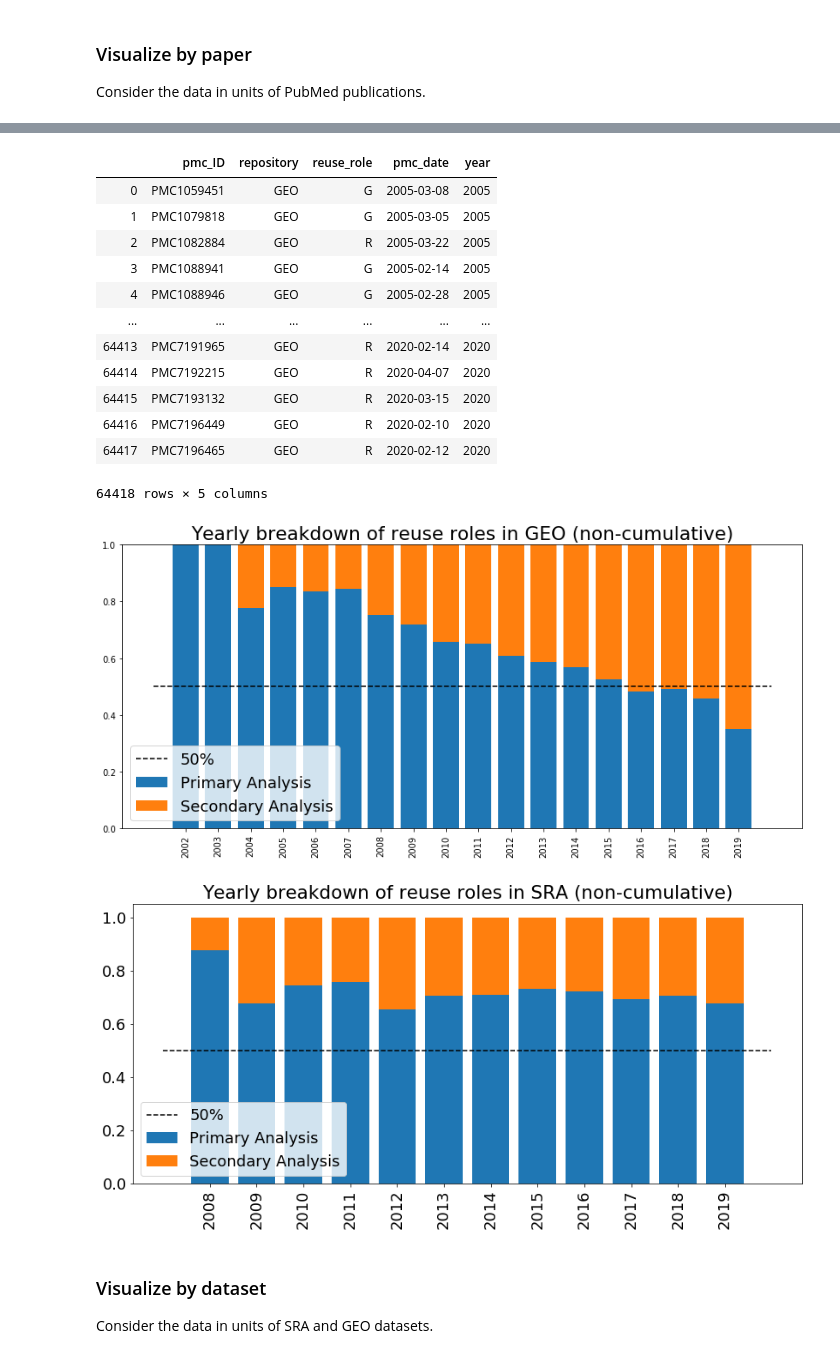
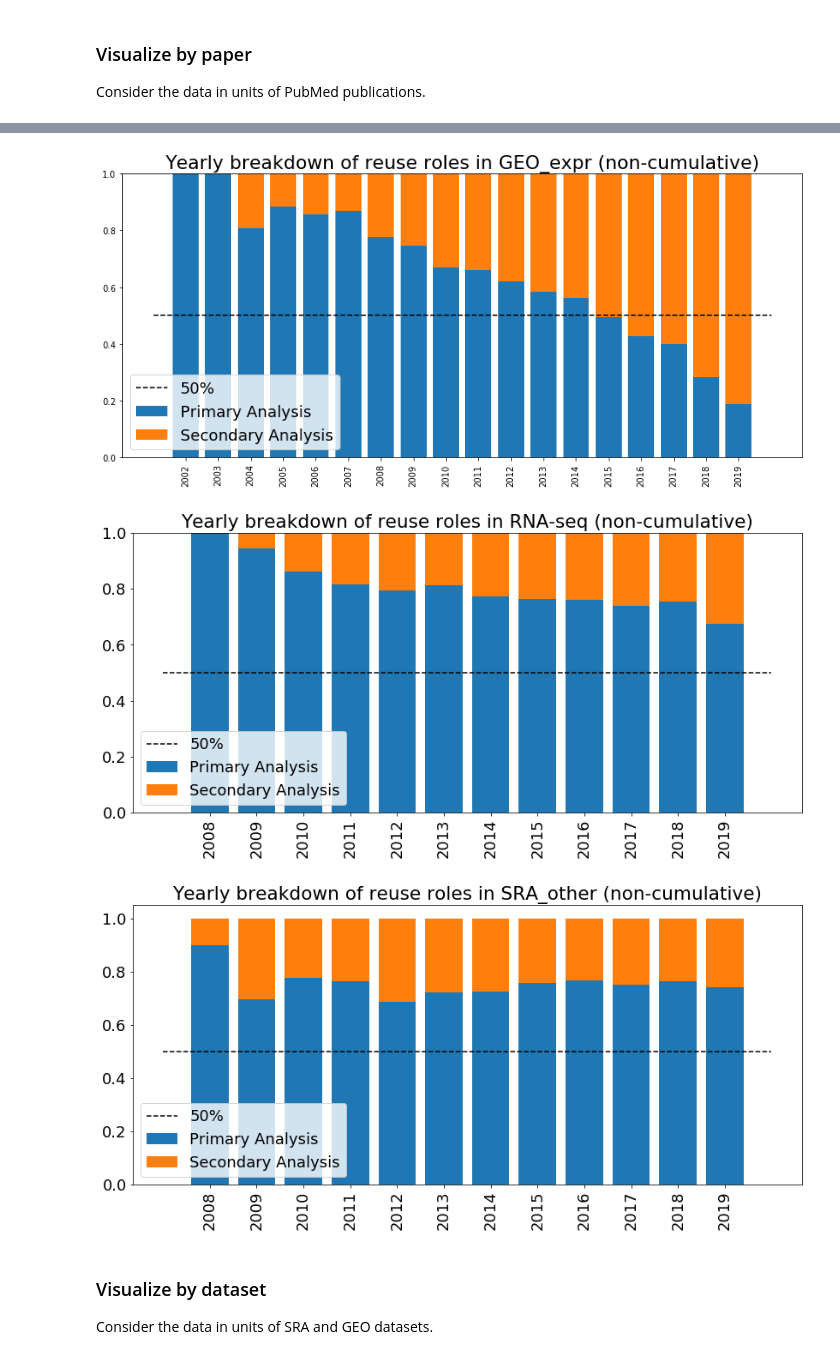
Before and after one commit to smangul1/data_reusability, a Jupyter notebook: jupyter_notebooks/visualize_data.ipynb, the cells around one changed output, grey strips where cells are left out. Saved outputs shown, nothing was run; the diff lists cells and outputs as text; code cells hidden in the pictures.

```diff
--- a/jupyter_notebooks/visualize_data.ipynb
+++ b/jupyter_notebooks/visualize_data.ipynb
@@ -207,11 +198,12 @@ plt.show()
 # get reuse counts per date
 
 # CUMULATIVE
-reuse_byDateGEO = paps.loc[paps['repository'] == 'GEO', :].groupby(['year', 'reuse_role'])['reuse_role'].count().to_frame(name = 'reuse_count').reset_index()
-reuse_byDateSRA = paps.loc[paps['repository'] == 'SRA', :].groupby(['year', 'reuse_role'])['reuse_role'].count().to_frame(name = 'reuse_count').reset_index()
+reuse_byDateGEOexpr = paps.loc[paps['class'] == 'GEO_expr', :].groupby(['year', 'reuse_role'])['reuse_role'].count().to_frame(name = 'reuse_count').reset_index()
+reuse_byDateRNAseq = paps.loc[paps['class'] == 'RNA-Seq', :].groupby(['year', 'reuse_role'])['reuse_role'].count().to_frame(name = 'reuse_count').reset_index()
+reuse_byDateSRAother = paps.loc[paps['class'] == 'SRA_other', :].groupby(['year', 'reuse_role'])['reuse_role'].count().to_frame(name = 'reuse_count').reset_index()
 
 timesthru = 0
-for reuse_byDate in [reuse_byDateGEO, reuse_byDateSRA]:
+for reuse_byDate in [reuse_byDateGEOexpr, reuse_byDateRNAseq, reuse_byDateSRAother]:
 
     dropme = reuse_byDate[reuse_byDate['year'] == 2020].index
     reuse_byDate.drop(dropme, inplace = True)
@@ -220,7 +212,7 @@ for reuse_byDate in [reuse_byDateGEO, reuse_byDateSRA]:
 
     z = {'year':years, 'reuse_role':'G', 'reuse_count':0}
     z2 = {'year':years, 'reuse_role':'R', 'reuse_count':0}
-    z3 = {'year':years, 'reuse_role':'Both', 'reuse_count':0}
+    z3 = {'year':years, 'reuse_role':'Multiple', 'reuse_count':0}
 
     zerosG = pd.DataFrame(data = z)
     zerosR = pd.DataFrame(data = z2)
@@ -228,7 +220,7 @@ for reuse_byDate in [reuse_byDateGEO, reuse_byDateSRA]:
 
     R_byDate = reuse_byDate.loc[reuse_byDate['reuse_role'] == 'R', :].append(zerosG).groupby(['year']).sum().reset_index().cumsum()
     G_byDate = reuse_byDate.loc[reuse_byDate['reuse_role'] == 'G', :].append(zerosR).groupby(['year']).sum().reset_index().cumsum()
-    bothReuse_byDate = reuse_byDate.loc[reuse_byDate['reuse_role'] == 'Both', :].append(zerosBoth).groupby(['year']).sum().reset_index().cumsum()
+    bothReuse_byDate = reuse_byDate.loc[reuse_byDate['reuse_role'] == 'Multiple', :].append(zerosBoth).groupby(['year']).sum().reset_index().cumsum()
 
     fig, ax = plt.subplots(figsize = (12, 9))
 
@@ -239,17 +231,18 @@ for reuse_byDate in [reuse_byDateGEO, reuse_byDateSRA]:
             bottom = [i+j for i, j in zip(G_byDate['reuse_count'], R_byDate['reuse_count'])])
 
     if timesthru == 0:
-        repo = 'GEO'
-    else:
-        repo = 'SRA'
+        cls = "GEO_expr"
+    elif timesthru == 1:
+        cls = "RNA-seq"
+    elif timesthru == 2:
+        cls = "SRA_other"
+    timesthru = timesthru + 1
 
     plt.xticks(ticks = years)
-    title = "Yearly breakdown of reuse roles in " + str(repo) + " (cumulative)"
+    title = "Yearly breakdown of reuse roles in " + str(cls) + " (cumulative)"
     plt.title(title)
     plt.legend(["Primary Analysis", "Secondary Analysis", "Both"], loc = 'upper left')
-    filename = "cumTimeSer_" + repo + ".png"
+    filename = "cumTimeSer_" + cls + ".png"
     plt.savefig(filename)
     plt.show()
-
-    timesthru = 1
 # %% [output]
@@ -258,24 +252,7 @@ for reuse_byDate in [reuse_byDateGEO, reuse_byDateSRA]:
-# %%
-# isolate papers which mention gene expression datasets from GEO
-paps
-# %% [output]
-|  | pmc_ID | repository | reuse_role | pmc_date | year |
-| 0 | PMC1059451 | GEO | G | 2005-03-08 | 2005 |
-| 1 | PMC1079818 | GEO | G | 2005-03-05 | 2005 |
-| 2 | PMC1082884 | GEO | R | 2005-03-22 | 2005 |
-| 3 | PMC1088941 | GEO | G | 2005-02-14 | 2005 |
-| 4 | PMC1088946 | GEO | G | 2005-02-28 | 2005 |
-| ... | ... | ... | ... | ... | ... |
-| 64413 | PMC7191965 | GEO | R | 2020-02-14 | 2020 |
-| 64414 | PMC7192215 | GEO | R | 2020-04-07 | 2020 |
-| 64415 | PMC7193132 | GEO | R | 2020-03-15 | 2020 |
-| 64416 | PMC7196449 | GEO | R | 2020-02-10 | 2020 |
-| 64417 | PMC7196465 | GEO | R | 2020-02-12 | 2020 |
-64418 rows × 5 columns
 # %%
 # NON-CUMULATIVE
 timesthru = 0
-for reuse_byDate in [reuse_byDateGEO, reuse_byDateSRA]:
+for reuse_byDate in [reuse_byDateGEOexpr, reuse_byDateRNAseq, reuse_byDateSRAother]:
 
     dropme = reuse_byDate[reuse_byDate['year'] == 2020].index
     reuse_byDate.drop(dropme, inplace = True)
@@ -286,40 +263,43 @@ for reuse_byDate in [reuse_byDateGEO, reuse_byDateSRA]:
     z2 = {'year':years, 'reuse_role':'R', 'reuse_count':0}
 
     zerosG = pd.DataFrame(data = z)
     zerosR = pd.DataFrame(data = z2)
 
     R_byDate = reuse_byDate.loc[reuse_byDate['reuse_role'] == 'R', :].append(zerosG).groupby(['year']).sum().reset_index()
     G_byDate = reuse_byDate.loc[reuse_byDate['reuse_role'] == 'G', :].append(zerosR).groupby(['year']).sum().reset_index()
 
     fig, ax = plt.subplots(figsize = (14, 6))
 
     total_counts = G_byDate['reuse_count'] + R_byDate['reuse_count'] # + bothReuse_byDate['reuse_count']
     plt.bar(years, G_byDate['reuse_count'] / total_counts)
     plt.bar(years, R_byDate['reuse_count'] / total_counts,
             bottom = G_byDate['reuse_count'] / total_counts)
 
     if timesthru == 0:
-        repo = 'GEO'
+        cls = "GEO_expr"
         plt.plot([2001, 2020], [0.5, 0.5], '--', color = 'black')
-    else:
-        repo = 'SRA'
+    elif timesthru == 1:
+        cls = "RNA-seq"
         plt.plot([2007, 2020], [0.5, 0.5], '--', color = 'black')
+    elif timesthru == 2:
+        cls = "SRA_other"
+        plt.plot([2007, 2020], [0.5, 0.5], '--', color = 'black')
+    timesthru = timesthru + 1
 
     plt.rc('font', size = 18)
     plt.xticks(ticks = years)
-    title = "Yearly breakdown of reuse roles in " + str(repo) + " (non-cumulative)"
+    title = "Yearly breakdown of reuse roles in " + str(cls) + " (non-cumulative)"
     plt.title(title)
     plt.legend(["50%", "Primary Analysis", "Secondary Analysis"], loc = 'lower left')
     plt.xticks(rotation = 90)
 
-    filename = "nonCumTimeSer_" + repo + ".png"
+    filename = "nonCumTimeSer_" + cls + ".png"
     plt.savefig(filename)
     plt.show()
 
-    timesthru = 1
-
 plt.rc('font', size = 12)
 # %% [output]
-[figure, old version]
+[figure, new version]
-[figure, old version]
+[figure, new version]
+[figure, added]
 # %%
```
Also changed, not shown: parts of 32 cells of this notebook, 27 other files.
